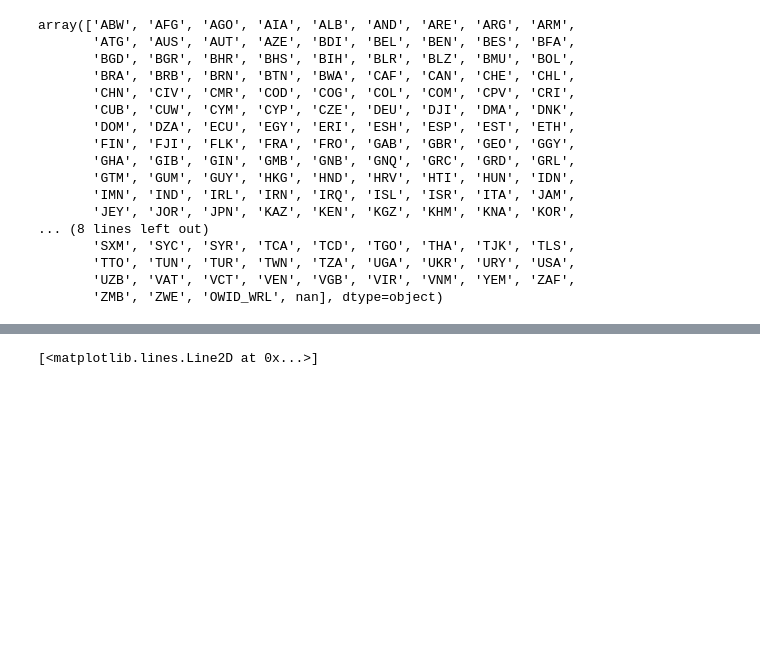
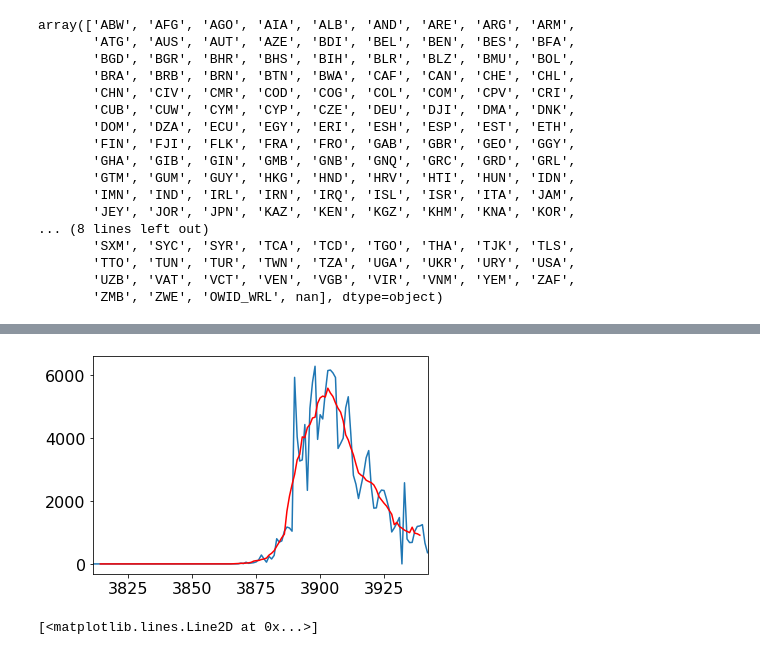
Before and after one commit to AsaKientz/covid-forecasting, a Jupyter notebook: notebooks/covid-forecasting-code-testing.ipynb, the cells around one changed output, grey strips where cells are left out. Cells and saved outputs as stored; diff of their text form; code cells hidden in the pictures; blank space fills up the shorter version.

```diff
--- a/notebooks/covid-forecasting-code-testing.ipynb
+++ b/notebooks/covid-forecasting-code-testing.ipynb
@@ -80,3 +192,9 @@ plt.plot(df3.d_o_y, df3.total_cases)
+# %%
+df3.new_cases.plot()
+rolling_mean.plot(color='red')
+plt.show()
+# %% [output]
+[figure, added]
 # %%
 iso_code = 'USA'
 df3 = df_world[df_world['iso_code']==iso_code]
```
Also changed, not shown: parts of 26 cells of this notebook.
